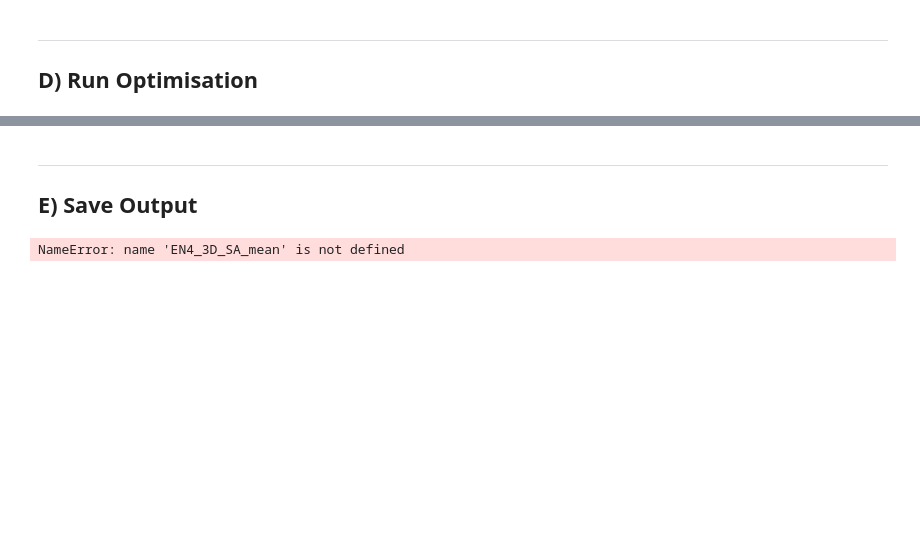
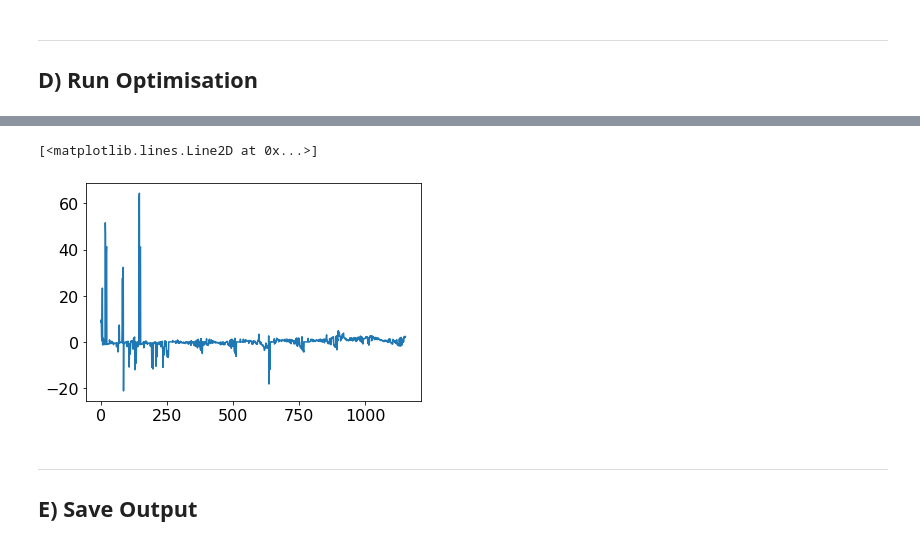
Before and after one commit to taimoorsohail/Min_Max_Transform, a Jupyter notebook: MTM_EN4.ipynb, the cells around one changed output, grey strips where cells are left out. Cells and saved outputs as stored; diff of their text form; code cells hidden in the pictures; blank space fills up the shorter version.

```diff
--- a/MTM_EN4.ipynb
+++ b/MTM_EN4.ipynb
@@ -61,9 +61,9 @@ rho=1024
 S0=35
 
 # Range of years of which 'early' and 'late' are defined
-dyrs = 10
+dyrs = 9
 init_early = 1970
-init_late = 2005
+init_late = 2006
 Early_period = (np.array([init_early,init_early+dyrs]) - 1970)*12
 Late_period = (np.array([init_late,init_late+dyrs]) - 1970)*12
 # %% [markdown]
@@ -194,5 +194,8 @@ constraints = connected # Shape: An [N x N] matrix
 ## We create a weight matrix
 # Note that the code is very sensitive to the weights we input, and may break (TO BE DEVELOPED)
 offset = 10**12 # To prevent divide by zero errors
-weights = np.stack(((ST_scale)/(np.log10(A_2)),1/(np.log10(A_2))), axis=0) # Shape: An [M x N] matrix
-weights = np.ones_like(weights)
+# Mask where 1/A = inf
+area_weight = np.ones_like(A_2)*100 #areanorming/A_2
+area_weight[~np.isfinite(area_weight)] = volnorming
+weights = np.stack((ST_scale*area_weight,area_weight), axis=0) # Shape: An [M x N] matrix
+# weights = np.ones_like(weights)
@@ -232,6 +234,11 @@ dT_mixing = Mixing[1,:]
 dS_mixing = Mixing[0,:]
 dS_adj = Adjustment[0,:]
 dT_adj = Adjustment[1,:]
+# %%
+plt.plot(dS_adj)
+# %% [output]
+[<matplotlib.lines.Line2D at 0x...>]
+[figure, added]
 # %% [markdown]
 ----------
 ## E) Save Output
@@ -276,26 +270,0 @@ S_Av_mix_2D = S_Av_mix.reshape(Basins.size, 128)
-# %%
-masked_T_adj_grid_bsum =0
-masked_T_adj_grid_sum = 0
-for j in tqdm(range(128)):
-    for k in range(Basins.size):
-        masked_T_adj_grid = xr.where((EN4_3D_SA_mean>partitions_bins[j,0])&\
-                                (EN4_3D_SA_mean<partitions_bins[j,1])&\
-                                (EN4_3D_CT_mean>partitions_bins[j,2])&\
-                                (EN4_3D_CT_mean<partitions_bins[j,3]), \
-                                T_Av_adj_2D[k,j]*EN4_3D_mask_numpy[k,:,:,:], 0)
-        masked_T_adj_grid_bsum = masked_T_adj_grid_bsum+masked_T_adj_grid
-    masked_T_adj_grid_sum = masked_T_adj_grid_bsum+masked_T_adj_grid_sum
-
-# masked_S_adj_grid_bsum =0
-# masked_S_adj_grid_sum = 0
-# for j in tqdm(range(128)):
-#     for k in range(Basins.size):
-#         masked_S_adj_grid = xr.where((EN4_3D_SA_mean>partitions_bins[j,0])&\
-#                                 (EN4_3D_SA_mean<partitions_bins[j,1])&\
-#                                 (EN4_3D_CT_mean>partitions_bins[j,2])&\
-#                                 (EN4_3D_CT_mean<partitions_bins[j,3]), \
-#                                 S_Av_adj_2D[k,j]*EN4_3D_mask_numpy[k,:,:,:], 0)
-#         masked_S_adj_grid_bsum = masked_S_adj_grid_bsum+masked_S_adj_grid
-#     masked_S_adj_grid_sum = masked_S_adj_grid_bsum+masked_S_adj_grid_sum
-# %% [output]
-NameError: name 'EN4_3D_SA_mean' is not defined
```
Also changed, not shown: parts of 10 cells of this notebook, 15 other files.
